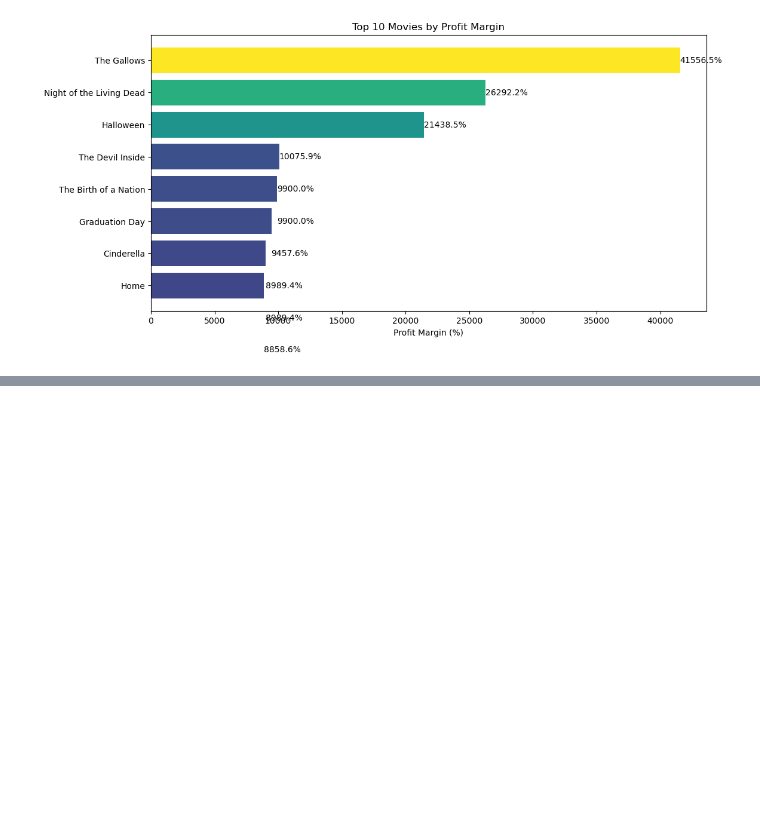
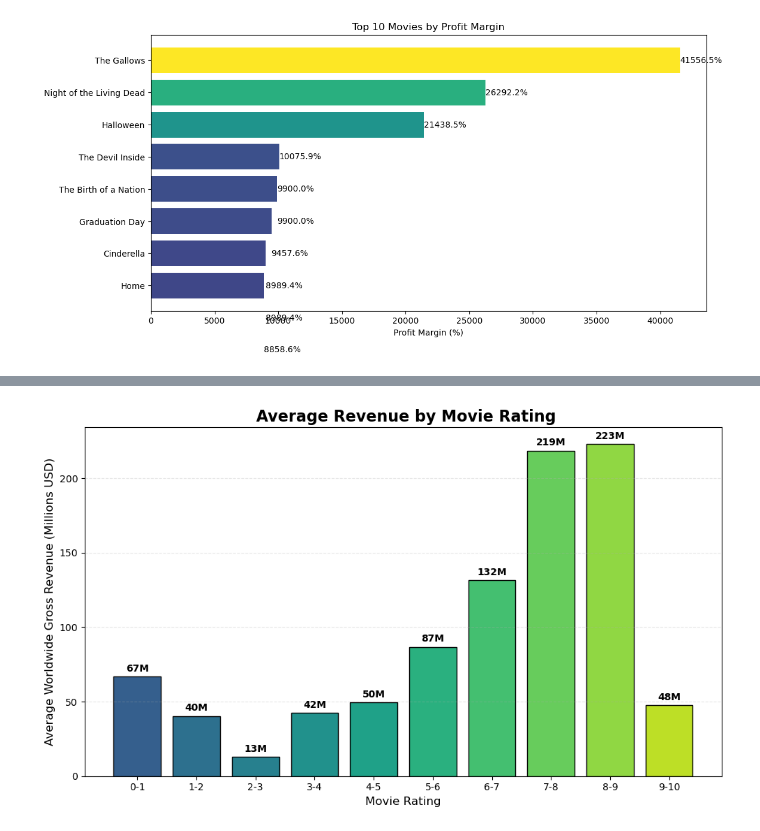
Before and after one commit to Graham-49/Phase2-project, a Jupyter notebook: notebooks/jose.ipynb, the cells around one changed output, grey strips where cells are left out. Cells and saved outputs as stored; diff of their text form; code cells hidden in the pictures; blank space fills up the shorter version.

```diff
--- a/notebooks/jose.ipynb
+++ b/notebooks/jose.ipynb
@@ -480,0 +606,40 @@ plt.show()
+# %%
+import matplotlib.pyplot as plt
+import pandas as pd
+import numpy as np
+
+
+df = merged_clean.copy()
+
+
+bins = np.arange(0, 11, 1)
+labels = [f'{i}-{i+1}' for i in bins[:-1]]
+df['rating_bin'] = pd.cut(df['vote_average'], bins=bins, labels=labels, include_lowest=True)
+
+
+avg_revenue = df.groupby('rating_bin')['worldwide_gross'].mean() / 1_000_000
+
+
+colors = plt.cm.viridis(np.linspace(0.3, 0.9, len(avg_revenue)))
+
+
+plt.figure(figsize=(10,6))
+bars = plt.bar(avg_revenue.index, avg_revenue.values, color=colors, edgecolor='black')
+
+
+for bar in bars:
+    height = bar.get_height()
+    plt.text(bar.get_x() + bar.get_width()/2, height + 2, f'{height:.0f}M',
+             ha='center', va='bottom', fontsize=10, fontweight='bold')
+
+
+plt.title(' Average Revenue by Movie Rating', fontsize=16, fontweight='bold')
+plt.xlabel('Movie Rating', fontsize=12)
+plt.ylabel('Average Worldwide Gross Revenue (Millions USD)', fontsize=12)
+plt.grid(axis='y', linestyle='--', alpha=0.3)
+plt.xticks(rotation=0)
+
+plt.tight_layout()
+plt.show()
+# %% [output]
+[figure, added]
```
Also changed, not shown: parts of 8 cells of this notebook.
